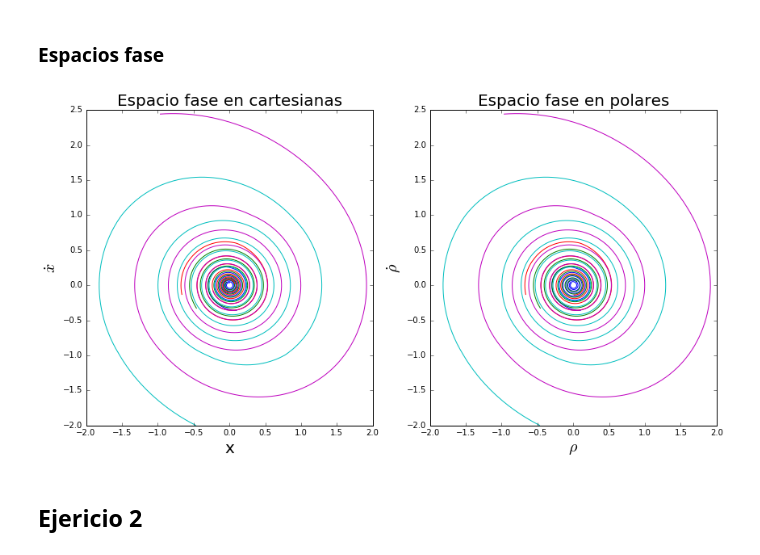
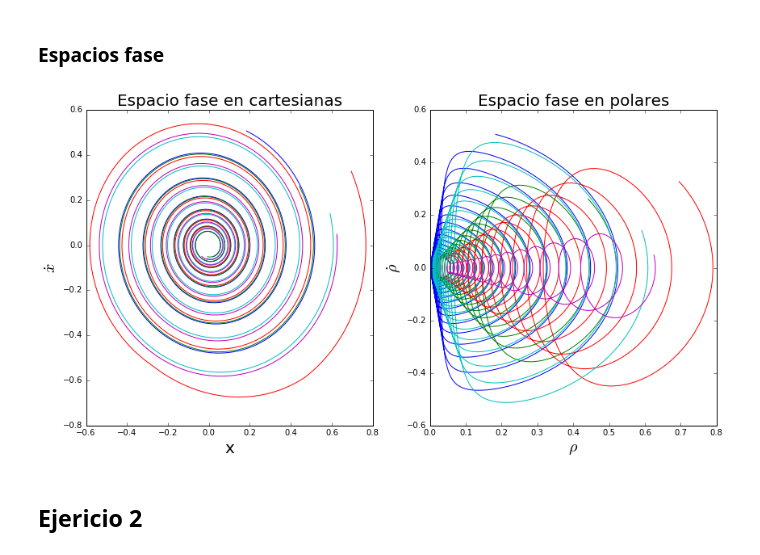
Before and after one commit to diegohdzrjk/Fisica-Computacional-2017-1, a Jupyter notebook: Tareas/Tarea Examen 1 diegohdzrjk.ipynb, the cells around one changed output. Drawn from its saved outputs; the diff is of its cells as text; code cells hidden in the pictures.

```diff
--- a/Tareas/Tarea Examen 1 diegohdzrjk.ipynb
+++ b/Tareas/Tarea Examen 1 diegohdzrjk.ipynb
@@ -159,7 +159,7 @@ theta = [n*pi/6. for n in range(12)]
 N = 70
 for i in range(len(theta)):
     cond_ini = array([0, 1, cos(theta[i]), sin(theta[i])])
-    tiempo, sol = RK4(ec_dif1_cart, cond_ini, [0,N], 0.01, [0,1,0.1,0.2])
+    tiempo, sol = RK4_1(ec_dif1_cart, cond_ini, [0,N], 0.01, [0,1,0.1,0.2])
 
     # Se grafica el espacio de configuracion
     ax.plot(sol[:,0], sol[:,1], label="$ \\theta = "+str(i)+"\\frac{\pi}{6} $")
@@ -177,7 +177,7 @@ theta = [n*pi/6. for n in range(12)]
 N = 70
 for i in range(len(theta)):
     cond_ini = array([0, 1, cos(theta[i]), sin(theta[i])])
-    tiempo, sol = RK4(ec_dif1_cart, cond_ini, [0,N], 0.01, [0,1,0.1,0.2])
+    tiempo, sol = RK4_1(ec_dif1_cart, cond_ini, [0,N], 0.01, [0,1,0.1,0.2])
     # Se grafica la energia en funcion del tiempo
     Energies = zeros_like(tiempo)
     for n in range(len(tiempo)): Energies[n] = Energia(sol[n,:], [0,1,0.1,0.2])
@@ -207,7 +207,7 @@ N = 70
 for i in range(len(theta)):
     if abs(theta[i]%pi) != pi/2:
         cond_ini = array([1., pi/2., sin(theta[i]), -cos(theta[i])])
-        tiempo, sol = RK4(ec_dif1_polar, cond_ini, [0,N], 0.01, [1,1.,0.0,0.0])
+        tiempo, sol = RK4_1(ec_dif1_polar, cond_ini, [0,N], 0.01, [1,1.,0.1,0.2])
 
         # Se grafica el espacio de configuracion
         ax.plot(sol[:,1], sol[:,0], label="$ \\theta = "+str(i)+"\\frac{\pi}{6} $")
@@ -225,7 +225,7 @@ N = 70
 for i in range(len(theta)):
     if abs(theta[i]%pi) != pi/2:
         cond_ini = array([1., pi/2., sin(theta[i]), -cos(theta[i])])
-        tiempo, sol = RK4(ec_dif1_polar, cond_ini, [0,N], 0.01, [1,1.,0.1,0.2])
+        tiempo, sol = RK4_1(ec_dif1_polar, cond_ini, [0,N], 0.01, [1,1.,0.1,0.2])
         # Se grafica la energia en funcion del tiempo
         Energies = zeros_like(tiempo)
         for n in range(len(tiempo)):
@@ -251,27 +251,25 @@ for i in range(len(theta)):
 # %%
 fig = figure(figsize=(14, 7))
 ax = fig.add_subplot(121)
 bx = fig.add_subplot(122)
 
 N = 50
 for n in range(5):
-    cond_ini = random.randn(4)
-    tiempo, sol_cart = RK4(ec_dif1_cart, cond_ini, [0,N], 0.01, [0,1,0.1,0.2])
-    tiempo, sol_polar = RK4(ec_dif1_cart, cond_ini, [0,N], 0.01, [1,1,0.1,0.2])
+    cond_ini = [random.rand(),random.nrand(),random.uniform(0,2*pi),random.nrand()]
+    tiempo, sol_cart = RK4_1(ec_dif1_cart, cond_ini, [0,N], 0.01, [0,1,0.1,0.2])
+    tiempo, sol_polar = RK4_1(ec_dif1_polar, cond_ini, [0,N], 0.01, [1,1,0.1,0.2])
 
     # Se grafica el espacio de fase en cartesianas
     ax.plot(sol_cart[:,0], sol_cart[:,2])
     ax.set_xlabel("x", fontsize=20); ax.set_ylabel("$\\dot x$", fontsize=20)
     ax.set_title(u"Espacio fase en cartesianas", fontsize=20)
-    ax.legend()
 
     # Se grafica el espacio de fase en polares
     bx.plot(sol_polar[:,0], sol_polar[:,2])
     bx.set_xlabel("$\\rho$", fontsize=20); bx.set_ylabel("$\\dot \\rho$", fontsize=20)
     bx.set_title(u"Espacio fase en polares", fontsize=20)
-    bx.legend()
 # %% [output]
-[figure, old version]
+[figure, new version]
 # %% [markdown]
 ## Ejericio 2
 # %% [markdown]
```
Also changed, not shown: parts of 18 cells of this notebook, 1 other file.
